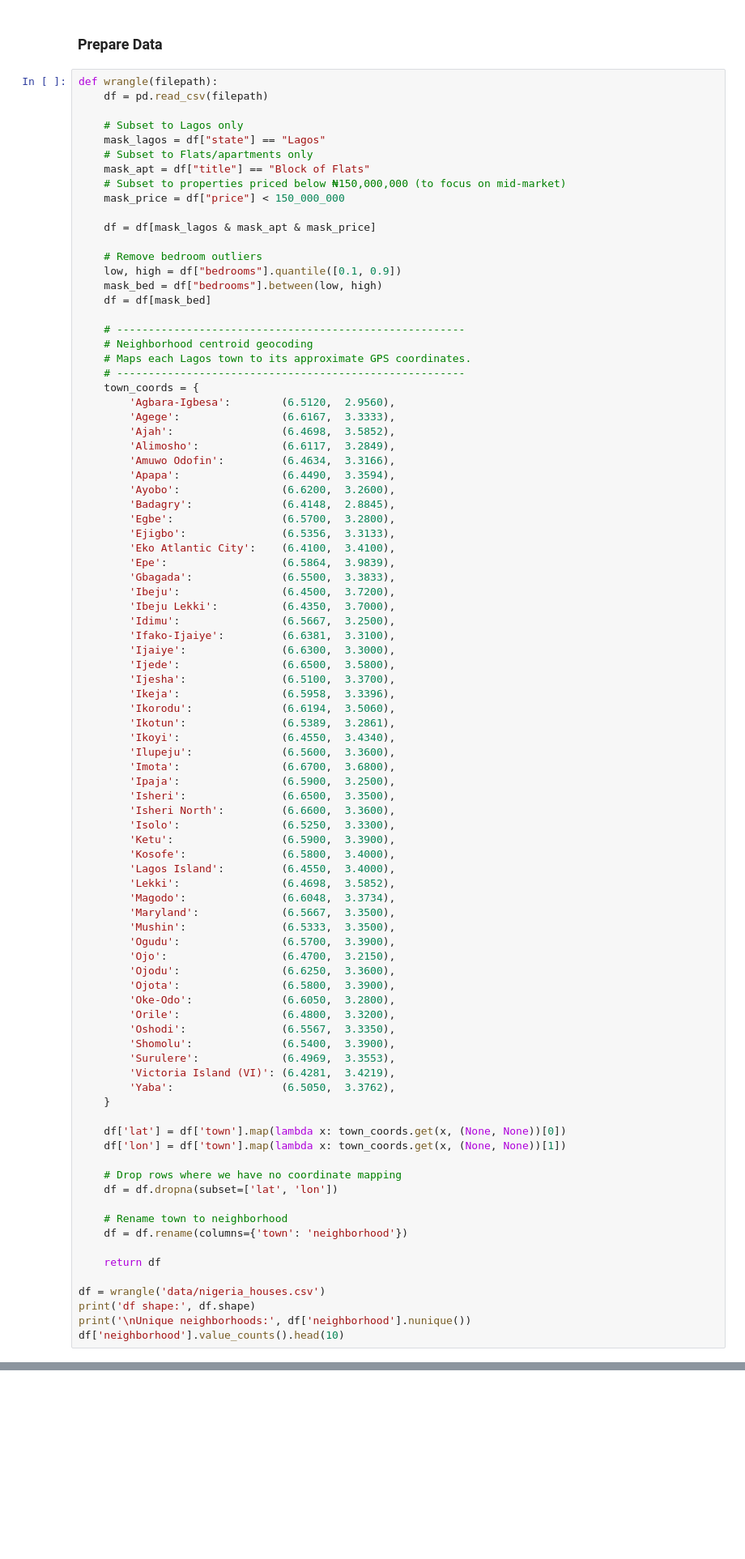
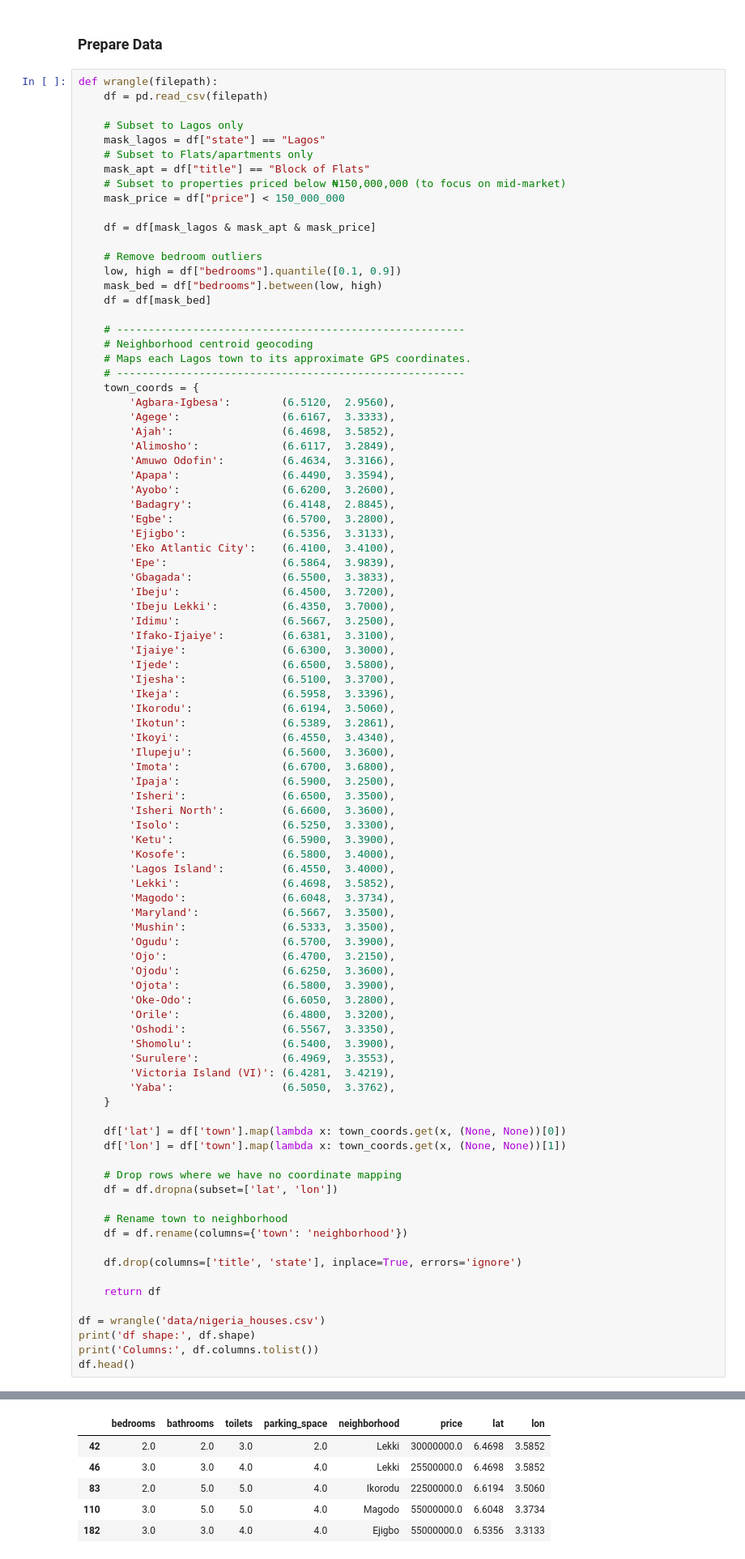
Before and after one commit to AJ-MH/Data-Science, a Jupyter notebook: lagos-apartment-price-prediction/lagos_apartment_price_prediction.ipynb, the cells around one changed output, grey strips where cells are left out. Shown at 81% size. Saved outputs shown, nothing was run; the diff lists cells and outputs as text; blank space fills up the shorter version.

```diff
--- a/lagos-apartment-price-prediction/lagos_apartment_price_prediction.ipynb
+++ b/lagos-apartment-price-prediction/lagos_apartment_price_prediction.ipynb
@@ -111,10 +111,12 @@ def wrangle(filepath):
     # Rename town to neighborhood
     df = df.rename(columns={'town': 'neighborhood'})
 
+    df.drop(columns=['title', 'state'], inplace=True, errors='ignore')
+
     return df
 
 df = wrangle('data/nigeria_houses.csv')
 print('df shape:', df.shape)
-print('\nUnique neighborhoods:', df['neighborhood'].nunique())
-df['neighborhood'].value_counts().head(10)
+print('Columns:', df.columns.tolist())
+df.head()
 # %% [output]
@@ -136,3 +125,9 @@ Name: count, dtype: int64
+|  | bedrooms | bathrooms | toilets | parking_space | neighborhood | price | lat | lon |
+| 42 | 2.0 | 2.0 | 3.0 | 2.0 | Lekki | 30000000.0 | 6.4698 | 3.5852 |
+| 46 | 3.0 | 3.0 | 4.0 | 4.0 | Lekki | 25500000.0 | 6.4698 | 3.5852 |
+| 83 | 2.0 | 5.0 | 5.0 | 4.0 | Ikorodu | 22500000.0 | 6.6194 | 3.5060 |
+| 110 | 3.0 | 5.0 | 5.0 | 4.0 | Magodo | 55000000.0 | 6.6048 | 3.3734 |
+| 182 | 3.0 | 3.0 | 4.0 | 4.0 | Ejigbo | 55000000.0 | 6.5356 | 3.3133 |
 # %%
 # Explore data
 df.info()
```
Also changed, not shown: parts of 30 cells of this notebook, 1 other file.
